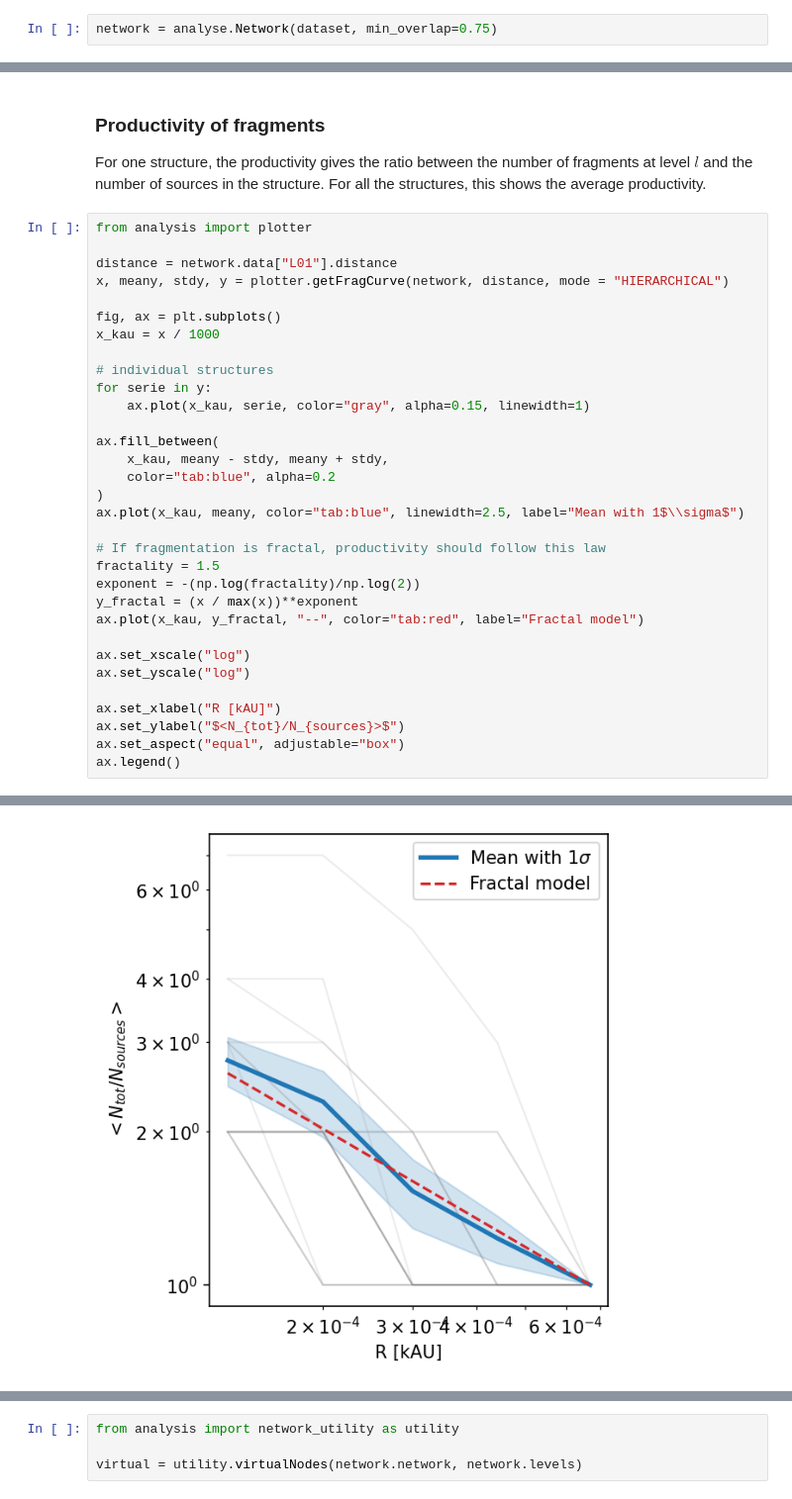
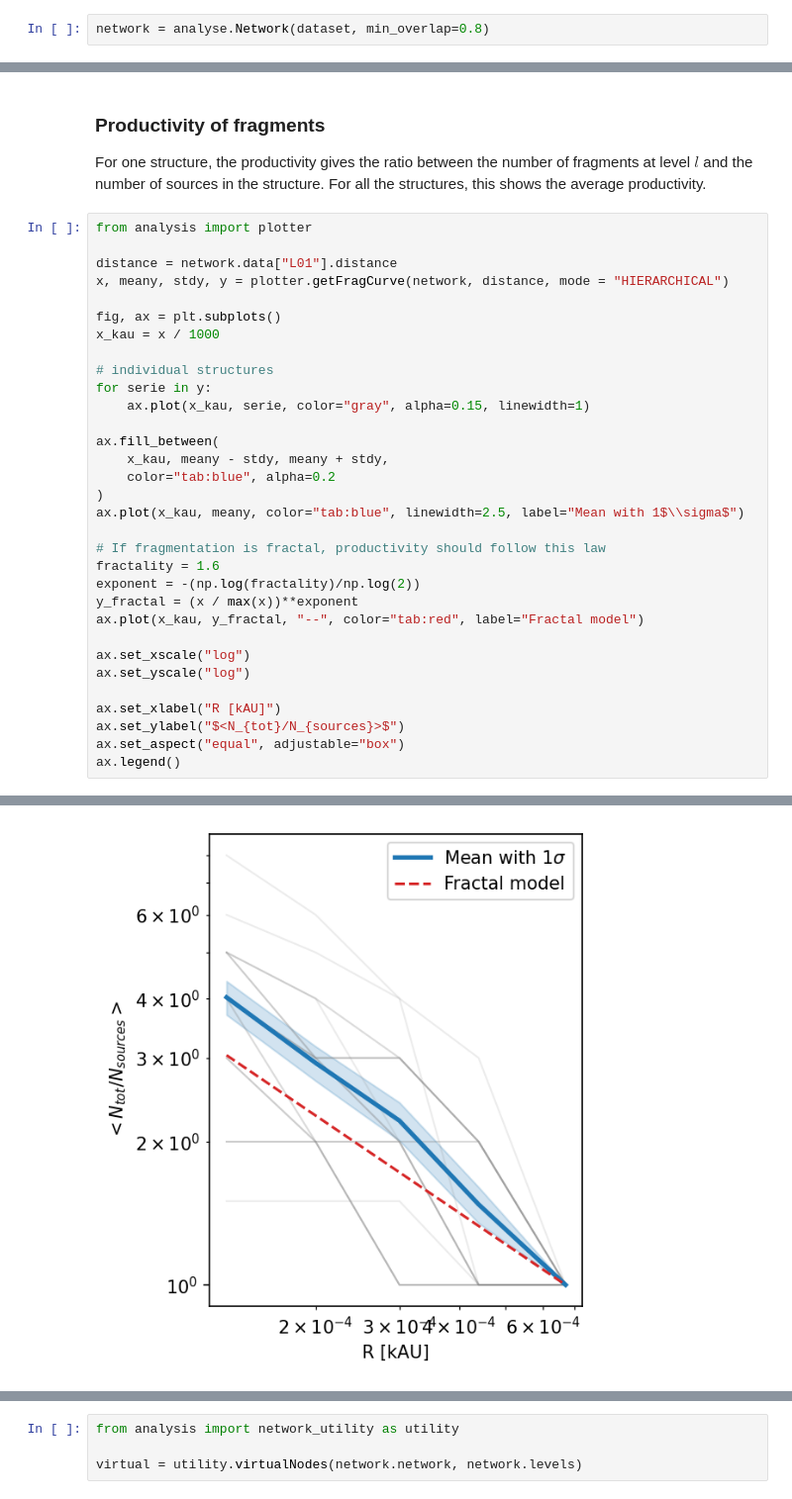
Before and after one commit to ThomassonB/FAMILY, a Jupyter notebook: Tutorial.ipynb, the cells around one changed output, grey strips where cells are left out. Shown at 99% size. Cells and saved outputs as stored; diff of their text form.

```diff
--- a/Tutorial.ipynb
+++ b/Tutorial.ipynb
@@ -75,3 +77,3 @@ total #elements = 185
 # %%
-network = analyse.Network(dataset, min_overlap=0.75)
+network = analyse.Network(dataset, min_overlap=0.8)
 # %% [markdown]
@@ -237,33 +262,33 @@ from analysis import plotter
 distance = network.data["L01"].distance
 x, meany, stdy, y = plotter.getFragCurve(network, distance, mode = "HIERARCHICAL")
 
 fig, ax = plt.subplots()
 x_kau = x / 1000
 
 # individual structures
 for serie in y:
     ax.plot(x_kau, serie, color="gray", alpha=0.15, linewidth=1)
 
 ax.fill_between(
     x_kau, meany - stdy, meany + stdy,
     color="tab:blue", alpha=0.2
 )
 ax.plot(x_kau, meany, color="tab:blue", linewidth=2.5, label="Mean with 1$\\sigma$")
 
 # If fragmentation is fractal, productivity should follow this law
-fractality = 1.5
+fractality = 1.6
 exponent = -(np.log(fractality)/np.log(2))
 y_fractal = (x / max(x))**exponent
 ax.plot(x_kau, y_fractal, "--", color="tab:red", label="Fractal model")
 
 ax.set_xscale("log")
 ax.set_yscale("log")
 
 ax.set_xlabel("R [kAU]")
 ax.set_ylabel("$<N_{tot}/N_{sources}>$")
 ax.set_aspect("equal", adjustable="box")
 ax.legend()
 # %% [output]
 <matplotlib.legend.Legend at 0x...>
-[figure, old version]
+[figure, new version]
 # %% [markdown]
```
Also changed, not shown: parts of 46 cells of this notebook, 39 other files.
